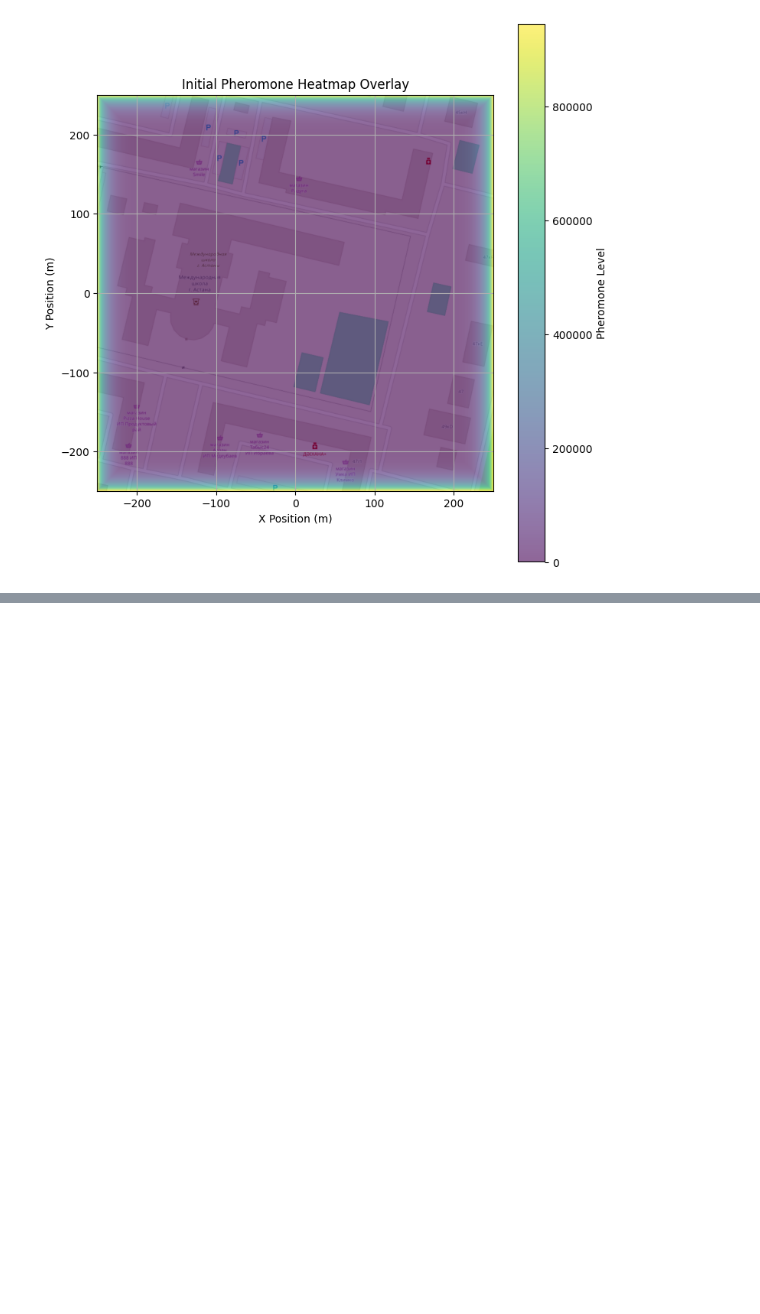
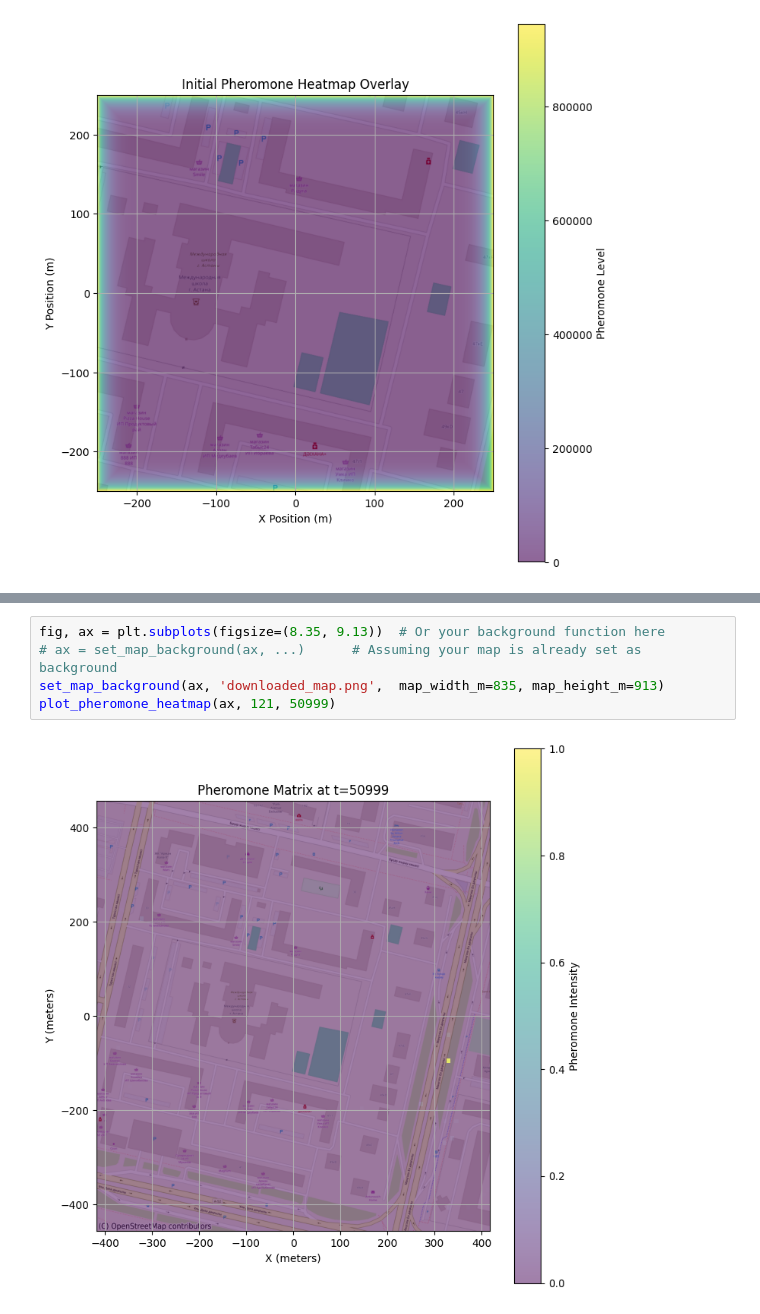
Before and after one commit to abzzall/webots_drone, a Jupyter notebook: test.ipynb, the cells around one changed output, grey strips where cells are left out. Cells and saved outputs as stored; diff of their text form; blank space fills up the shorter version.

```diff
--- a/test.ipynb
+++ b/test.ipynb
@@ -309,0 +364,7 @@ plot_drone_trajectories_on_ax(ax, 85)
+# %%
+fig, ax = plt.subplots(figsize=(8.35, 9.13))  # Or your background function here
+# ax = set_map_background(ax, ...)      # Assuming your map is already set as background
+set_map_background(ax, 'downloaded_map.png',  map_width_m=835, map_height_m=913)
+plot_pheromone_heatmap(ax, 121, 50999)
+# %% [output]
+[figure, added]
```
Also changed, not shown: parts of 4 cells of this notebook, 4 other files.
